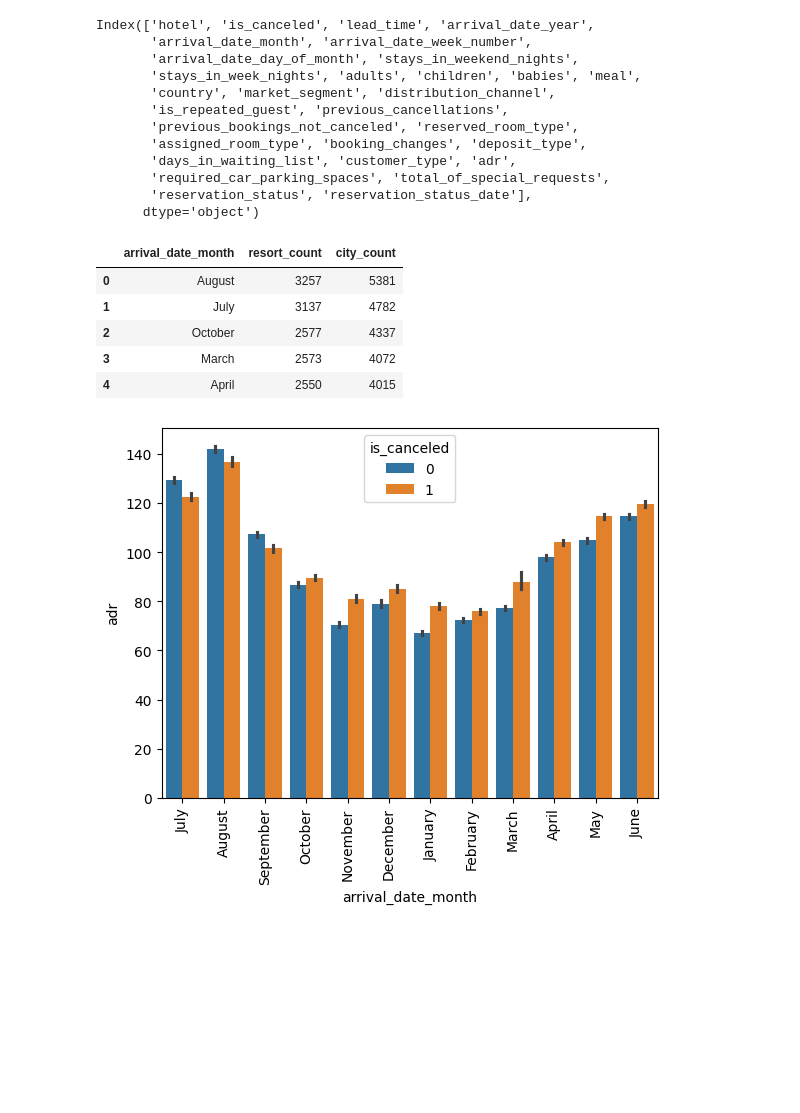
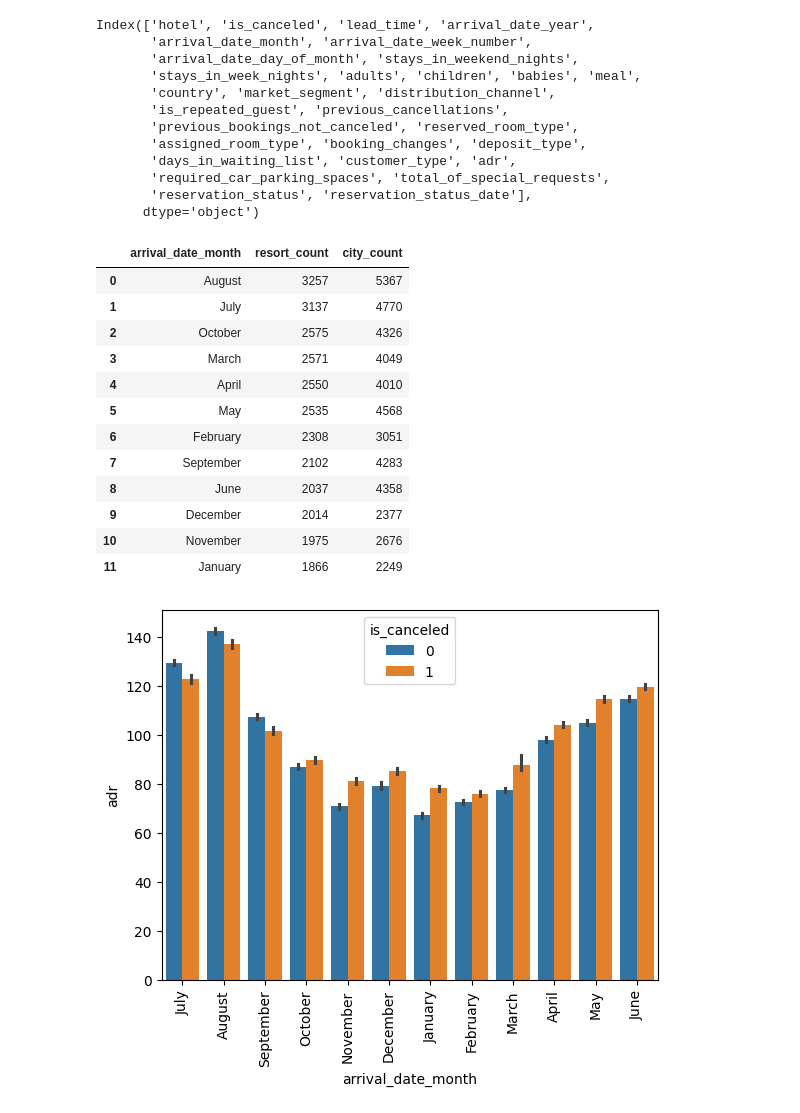
Before and after one commit to smitesht/ml-projects, a Jupyter notebook: Hotel-Booking-Cancellation-Prediction/hotel-booking-cancellation-prediction.ipynb, the cells around one changed output. Drawn from its saved outputs; the diff is of its cells as text; code cells hidden in the pictures; blank space fills up the shorter version.

```diff
--- a/Hotel-Booking-Cancellation-Prediction/hotel-booking-cancellation-prediction.ipynb
+++ b/Hotel-Booking-Cancellation-Prediction/hotel-booking-cancellation-prediction.ipynb
@@ -155,8 +159,8 @@ df[filter]
 180 rows × 30 columns
 # %%
 # create a dataframe that do not contains all the data which are not children == 0 and adult == 0 and babbies == 0
-df_new = df[~filter]
-df_new.head()
+df_main = df[~filter]
+df_main.head()
 # %% [output]
 |  | hotel | is_canceled | lead_time | arrival_date_year | arrival_date_month | arrival_date_week_number | ... |
 | 0 | Resort Hotel | 0 | 342 | 2015 | July | 27 | ... |
@@ -240,2 +246,4 @@ data_room_price = df[df['is_canceled'] == 0]
+# %%
+df_booking_wo_cancelled = df_main[df_main['is_canceled'] == 0]
 # %%
 plt.figure(figsize=(12,8))
@@ -271,7 +281,7 @@ Resort Hotel    40060
 Name: count, dtype: int64
 # %%
-df_city_hotel = df[(df['hotel'] == 'City Hotel') & (df['is_canceled'] == 0)]
-df_resort_hotel = df[(df['hotel'] == 'Resort Hotel') & (df['is_canceled'] == 0)]
+df_city_hotel = df_booking_wo_cancelled[(df_booking_wo_cancelled['hotel'] == 'City Hotel') & (df_booking_wo_cancelled['is_canceled'] == 0)]
+df_resort_hotel = df_booking_wo_cancelled[(df_booking_wo_cancelled['hotel'] == 'Resort Hotel') & (df_booking_wo_cancelled['is_canceled'] == 0)]
 # %%
 df_city_hotel.columns
 # %% [output]
@@ -294,13 +304,22 @@ df_city_hotel.columns = ['arrival_date_month','city_count']
 df_resort_hotel = df_resort_hotel['arrival_date_month'].value_counts().reset_index()
 df_resort_hotel.columns = ['arrival_date_month','resort_count']
 # %%
-df_resort_hotel.merge(df_city_hotel, on='arrival_date_month').head()
+df_hotels = pd.merge(df_resort_hotel, df_city_hotel, on='arrival_date_month')
+df_hotels
+#df_resort_hotel.merge(df_city_hotel, on='arrival_date_month').head()
 # %% [output]
 |  | arrival_date_month | resort_count | city_count |
-| 0 | August | 3257 | 5381 |
-| 1 | July | 3137 | 4782 |
-| 2 | October | 2577 | 4337 |
-| 3 | March | 2573 | 4072 |
-| 4 | April | 2550 | 4015 |
+| 0 | August | 3257 | 5367 |
+| 1 | July | 3137 | 4770 |
+| 2 | October | 2575 | 4326 |
+| 3 | March | 2571 | 4049 |
+| 4 | April | 2550 | 4010 |
+| 5 | May | 2535 | 4568 |
+| 6 | February | 2308 | 3051 |
+| 7 | September | 2102 | 4283 |
+| 8 | June | 2037 | 4358 |
+| 9 | December | 2014 | 2377 |
+| 10 | November | 1975 | 2676 |
+| 11 | January | 1866 | 2249 |
 # %%
 # WHich Month as Max Daily Rate
```
Also changed, not shown: parts of 42 cells of this notebook.
